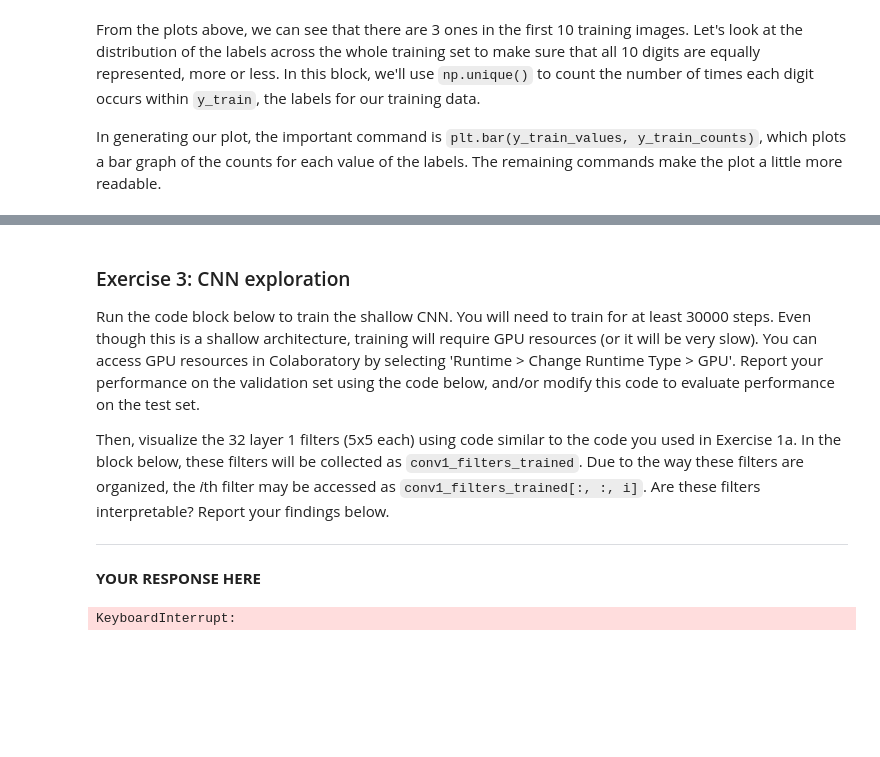
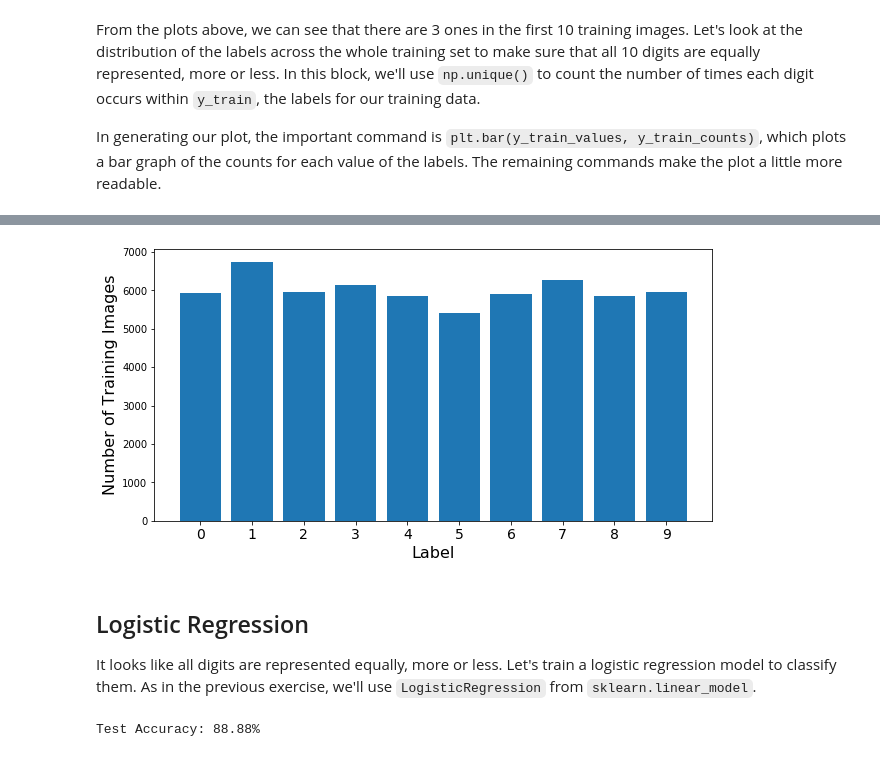
Before and after one commit to mengelhard/mmci_applied_ds, a Jupyter notebook: notebooks/block2_mnist_cnn.ipynb, the cells around one changed output, grey strips where cells are left out. Saved outputs shown, nothing was run; the diff lists cells and outputs as text; code cells hidden in the pictures; blank space fills up the shorter version.

```diff
--- a/notebooks/block2_mnist_cnn.ipynb
+++ b/notebooks/block2_mnist_cnn.ipynb
@@ -357,37 +70,22 @@ conv1_filters = tf.squeeze(tf.get_default_graph().get_tensor_by_name('conv1/kern
-# %% [markdown]
-### Exercise 3: CNN exploration
-
-Run the code block below to train the shallow CNN. You will need to train for at least 30000 steps. Even though this is a shallow architecture, training will require GPU resources (or it will be very slow). You can access GPU resources in Colaboratory by selecting 'Runtime > Change Runtime Type > GPU'. Report your performance on the validation set using the code below, and/or modify this code to evaluate performance on the test set.
-
-Then, visualize the 32 layer 1 filters (5x5 each) using code similar to the code you used in Exercise 1a. In the block below, these filters will be collected as `conv1_filters_trained`. Due to the way these filters are organized, the *i*th filter may be accessed as `conv1_filters_trained[:, :, i]`. Are these filters interpretable? Report your findings below.
-
----
-
-**YOUR RESPONSE HERE**
-# %%
-val_acc = []
-
-with tf.Session() as s:
-
-    s.run(tf.global_variables_initializer())
-
-    for i in trange(30000):
-
-        first = i * 100 % len(x_train)
-        last = first + 100
-
-        s.run(train_step, feed_dict={x: x_train[first:last], y: y_train[first:last]})
-
-        if i % 500 == 0:
-
-            y_val_predicted = s.run(predictions, feed_dict={x: x_val})
-            val_acc.append(sum(y_val_predicted == y_val) / len(y_val))
-
-    # with training now complete, evaluate performance on the validation set
-    y_val_predicted, conv1_filters_trained = s.run(
-        [predictions, conv1_filters], feed_dict={x: x_val, y: y_val})
-
-# print results
-print('Accuracy on the validation set is %.2f%%' % (100 * np.sum(y_val == y_val_predicted) / len(y_val)))
-# %% [output]
-KeyboardInterrupt:
+# %%
+y_dev_values, y_dev_counts = np.unique(y_dev, return_counts=True)
+
+plt.figure(figsize=(10, 5))
+plt.bar(y_dev_values, y_dev_counts)
+plt.xticks(np.arange(10), fontsize=14)
+plt.ylabel('Number of Training Images', fontsize=16)
+plt.xlabel('Label', fontsize=16)
+plt.show()
+# %% [output]
+[figure, added]
+# %% [markdown]
+## Logistic Regression
+
+It looks like all digits are represented equally, more or less. Let's train a logistic regression model to classify them. As in the previous exercise, we'll use `LogisticRegression` from `sklearn.linear_model`.
+# %%
+lr = LogisticRegression(max_iter=10)
+lr.fit(x_dev.reshape(-1, 28 * 28), y_dev)
+y_test_pred = lr.predict(x_test.reshape(-1, 28 * 28))
+print('Test Accuracy: %.2f%%' % (100 * sum(y_test_pred == y_test) / len(y_test)))
+# %% [output]
+Test Accuracy: 88.88%
```
Also changed, not shown: parts of 54 cells of this notebook, 1 other file.
